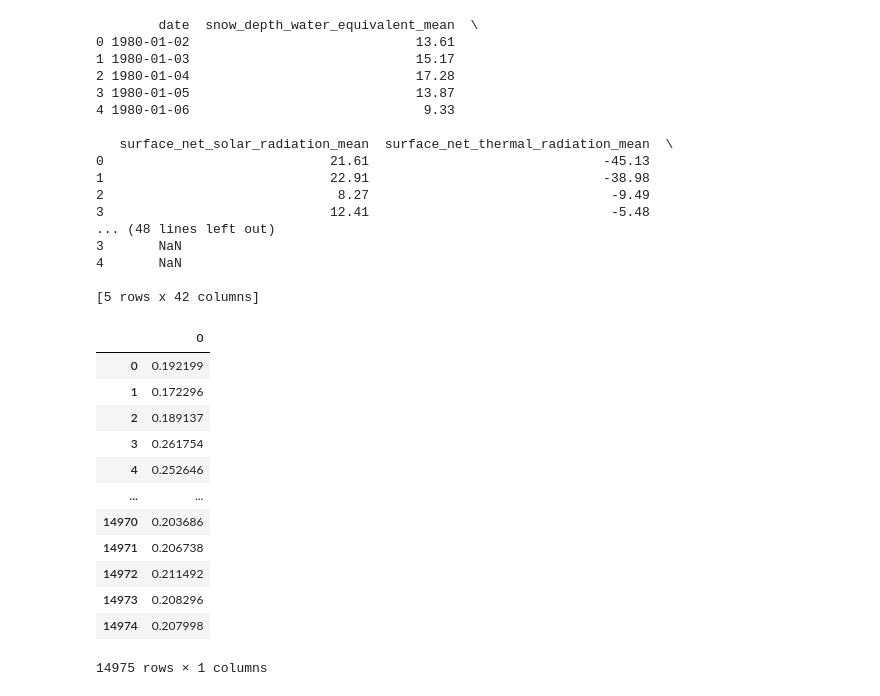
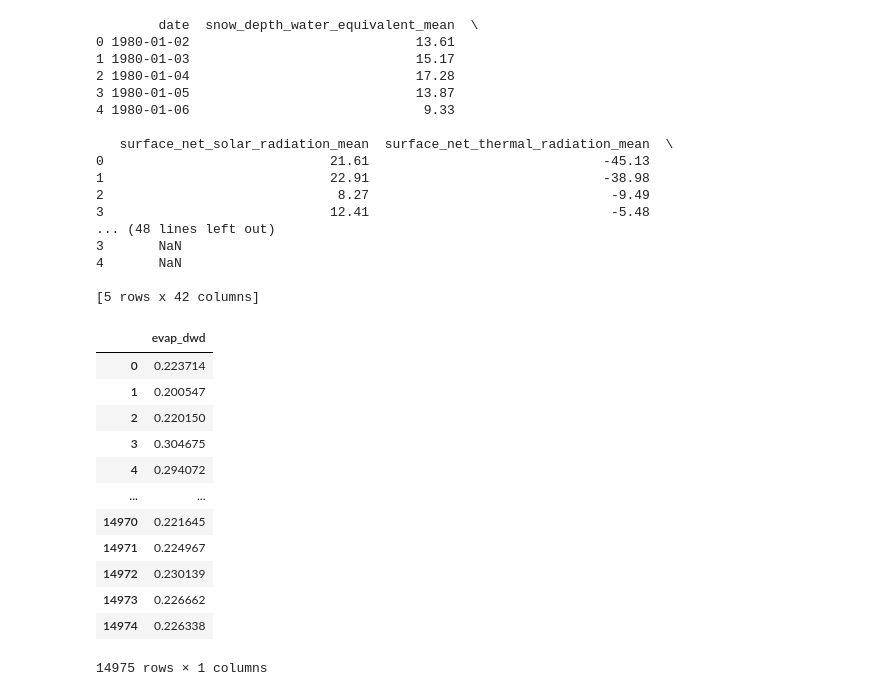
Before and after one commit to Ash-Manoj/Hy2DL_Caravan, a Jupyter notebook: Hy2DL/experiments/combine_precip.ipynb, the cells around one changed output. Cells and saved outputs as stored; diff of their text form; code cells hidden in the pictures.

```diff
--- a/Hy2DL/experiments/combine_precip.ipynb
+++ b/Hy2DL/experiments/combine_precip.ipynb
@@ -165,22 +165,23 @@ timeseries['date'] = pd.to_datetime(timeseries['date'])
 evap_lstm = pd.read_csv(r'U:\02_Software\Github\Hy2DL_Caravan\data\caravan\attributes\testde\evap_lstm.csv',header=None)
 evap_era5 = pd.read_csv(r'U:\02_Software\Github\Hy2DL_Caravan\data\caravan\attributes\testde\evap_era5.csv',header=None)
 evap_eobs = pd.read_csv(r'U:\02_Software\Github\Hy2DL_Caravan\data\caravan\attributes\testde\evap_eobs.csv',header=None)
+evap_dwd = pd.read_csv(r'U:\02_Software\Github\Hy2DL_Caravan\data\caravan\attributes\testde\evap_dwd.csv')
-# %%
-evap_era5
-# %% [output]
-|  | 0 |
-| 0 | 0.192199 |
-| 1 | 0.172296 |
-| 2 | 0.189137 |
-| 3 | 0.261754 |
-| 4 | 0.252646 |
-| ... | ... |
-| 14970 | 0.203686 |
-| 14971 | 0.206738 |
-| 14972 | 0.211492 |
-| 14973 | 0.208296 |
-| 14974 | 0.207998 |
-14975 rows × 1 columns
+# %%
+evap_dwd
+# %% [output]
+|  | evap_dwd |
+| 0 | 0.223714 |
+| 1 | 0.200547 |
+| 2 | 0.220150 |
+| 3 | 0.304675 |
+| 4 | 0.294072 |
+| ... | ... |
+| 14970 | 0.221645 |
+| 14971 | 0.224967 |
+| 14972 | 0.230139 |
+| 14973 | 0.226662 |
+| 14974 | 0.226338 |
+14975 rows × 1 columns
 # %%
 import pandas as pd
 
```
Also changed, not shown: parts of 5 cells of this notebook, 3 other files.
